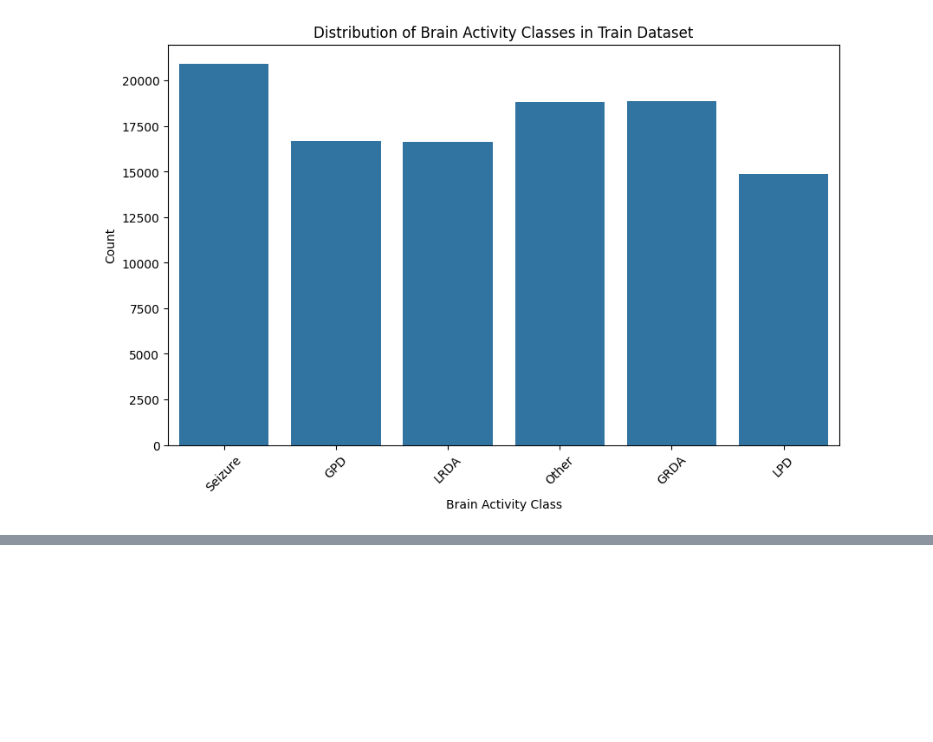
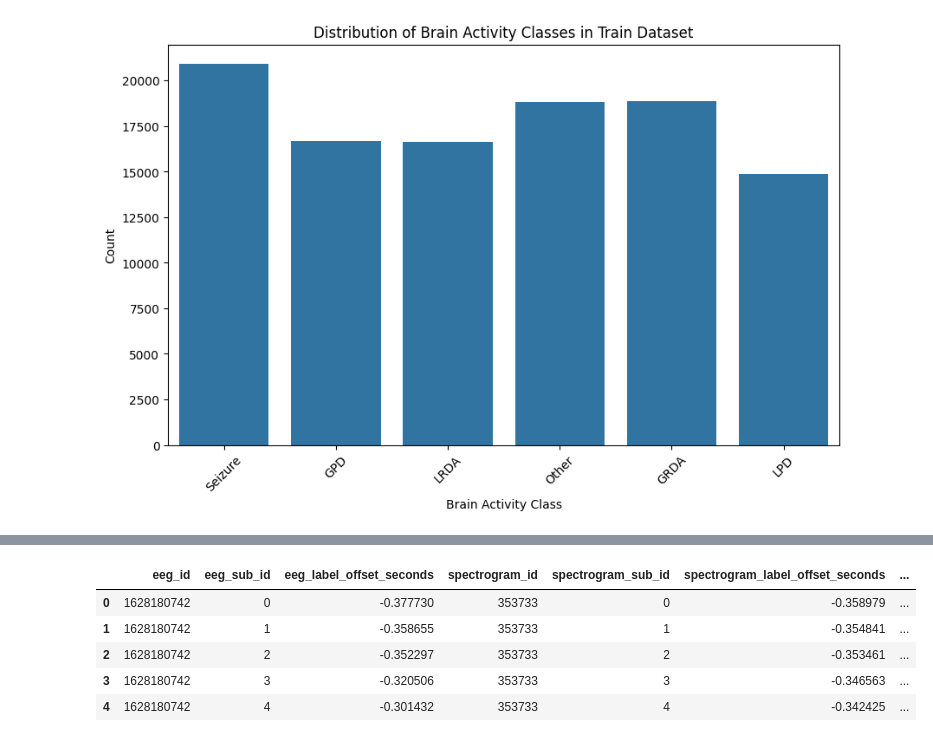
Before and after one commit to miatsivitse/Harmful-Brain-Activity-Classification, a Jupyter notebook: HBA_DataExploration.ipynb, the cells around one changed output, grey strips where cells are left out. Cells and saved outputs as stored; diff of their text form; code cells hidden in the pictures; blank space fills up the shorter version.

```diff
--- a/HBA_DataExploration.ipynb
+++ b/HBA_DataExploration.ipynb
@@ -79,0 +175,9 @@ plt.show()
+# %%
+train_data_encoded.head()
+# %% [output]
+|  | eeg_id | eeg_sub_id | eeg_label_offset_seconds | spectrogram_id | spectrogram_sub_id | spectrogram_label_offset_seconds | ... |
+| 0 | 1628180742 | 0 | -0.377730 | 353733 | 0 | -0.358979 | ... |
+| 1 | 1628180742 | 1 | -0.358655 | 353733 | 1 | -0.354841 | ... |
+| 2 | 1628180742 | 2 | -0.352297 | 353733 | 2 | -0.353461 | ... |
+| 3 | 1628180742 | 3 | -0.320506 | 353733 | 3 | -0.346563 | ... |
+| 4 | 1628180742 | 4 | -0.301432 | 353733 | 4 | -0.342425 | ... |
```
Also changed, not shown: parts of 7 cells of this notebook.
